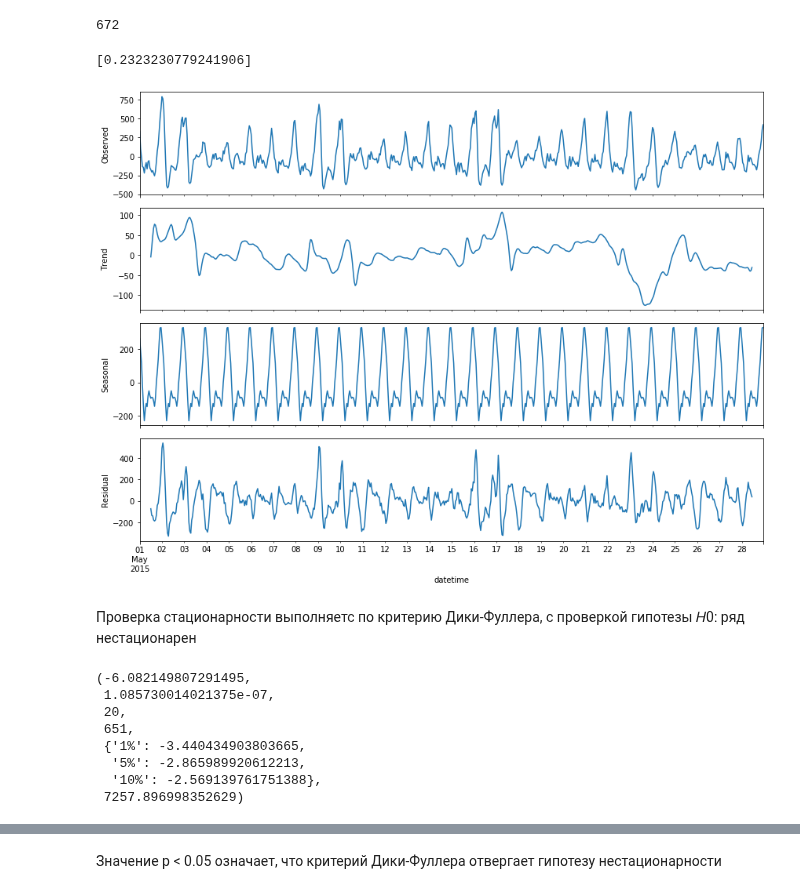
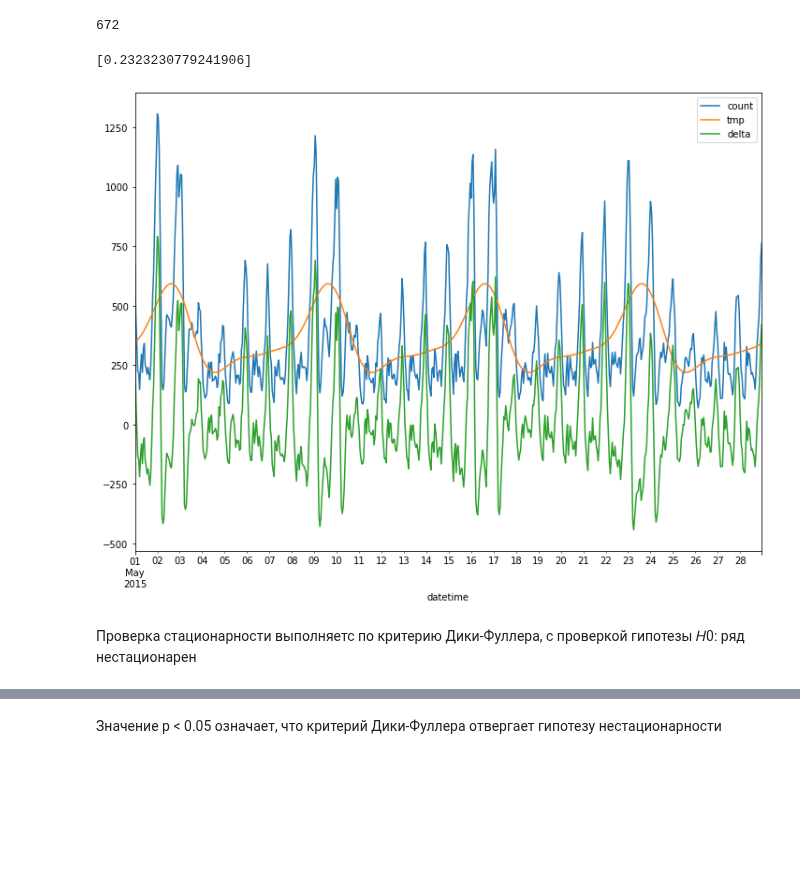
Before and after one commit to dminikorenb/DataLearning, a Jupyter notebook: 3-Taxi/dminik6_part3_w3.ipynb, the cells around one changed output, grey strips where cells are left out. Saved outputs shown, nothing was run; the diff lists cells and outputs as text; code cells hidden in the pictures; blank space fills up the shorter version.

```diff
--- a/3-Taxi/dminik6_part3_w3.ipynb
+++ b/3-Taxi/dminik6_part3_w3.ipynb
@@ -171,35 +171,35 @@ stmp = s.head(28*24)['count']
 rcParams['figure.figsize'] = 12, 9
 stmp = s.head(4*7*24).copy()
 # stmp['count'] = np.log( stmp['count'].values )
 stmp = stmp.dropna()
 # stmp = s.head(12*28*24).resample('D').mean().copy()
 t_period = 7*24
 l_score = []
 # можно для начала взять K равным 2-5
 Kmax = 3
 # for Kmax in range(2, 20):
 X_week = []
 for i in range(0, len(stmp)):
     X_week.append([ math.sin(i* 2.*math.pi*k/t_period) for k in range(1, Kmax+1)] +
                   [ math.cos(i* 2.*math.pi*k/t_period) for k in range(1, Kmax+1)])
 
 lr = LinearRegression()
 lr.fit( X_week , stmp['count'].values)
 l_score.append(lr.score(X_week , stmp['count'].values))
 y_test = lr.predict(X_week)
 
 stmp['tmp'] = y_test
 stmp['delta'] = stmp['count'] - stmp['tmp']
-# stmp[['count',  'tmp', 'delta']].plot()
+stmp[['count',  'tmp', 'delta']].plot()
 #     stmp['delta'].plot()
 #     pl.plot(y_test)
 #     pl.plot(stmp.values)
 #     pl.set
 print(l_score)
-rcParams['figure.figsize'] = 12, 9
-decomp=seasonal_decompose(stmp['delta'] )
-decomp.plot()
+# rcParams['figure.figsize'] = 12, 9
+# decomp=seasonal_decompose(stmp['delta'] )
+# decomp.plot()
 pl.show();
 # %% [output]
 [0.2323230779241906]
-[figure, old version]
+[figure, new version]
@@ -206,15 +208,3 @@ pl.show();
 # %% [markdown]
 Проверка стационарности выполняетс по критерию Дики-Фуллера, с проверкой гипотезы
 𝐻0:  ряд нестационарен
-# %%
-# print("Критерий Дики-Фуллера: p=%f" % adfuller(stmp['delta'])[1])
-adfuller(stmp['delta'])
-# %% [output]
-(-6.082149807291495,
- 1.085730014021375e-07,
- 20,
- 651,
- {'1%': -3.440434903803665,
-  '5%': -2.865989920612213,
-  '10%': -2.569139761751388},
- 7257.896998352629)
```
Also changed, not shown: parts of 3 cells of this notebook.
